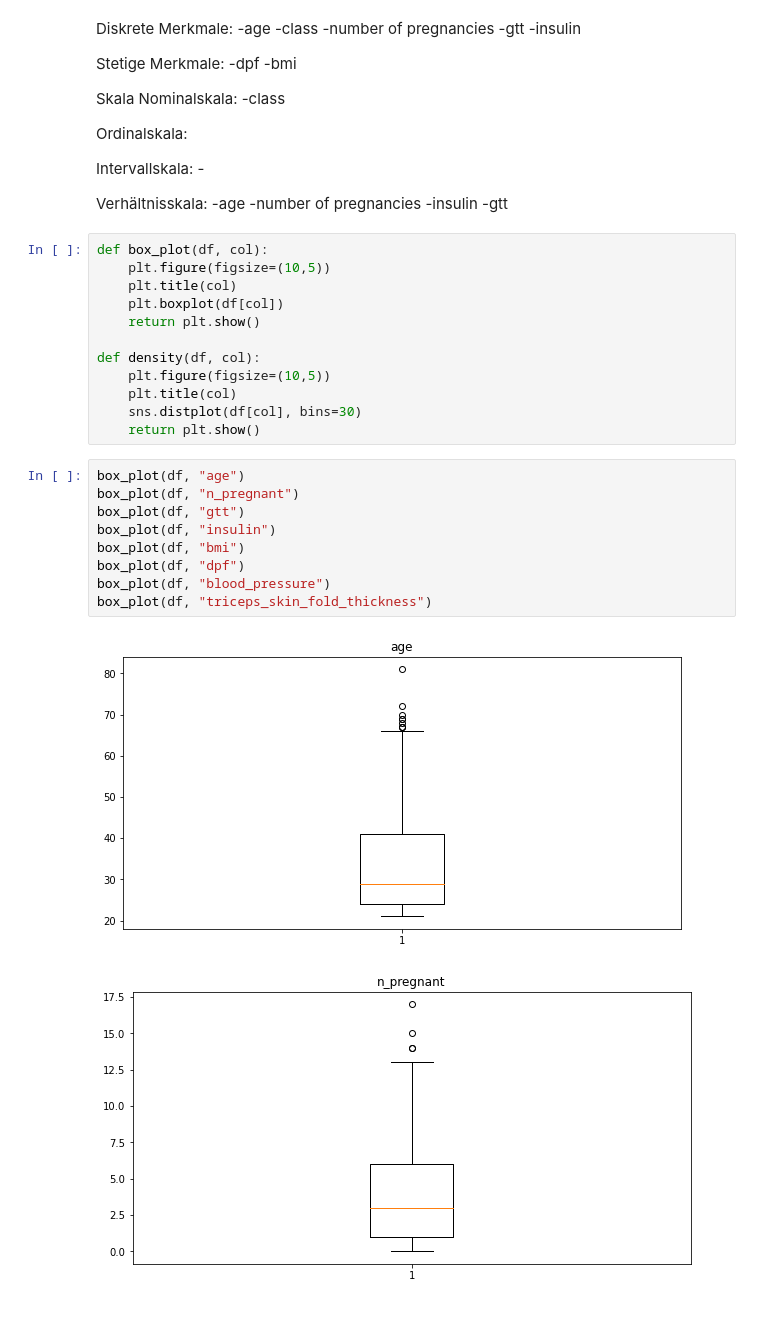
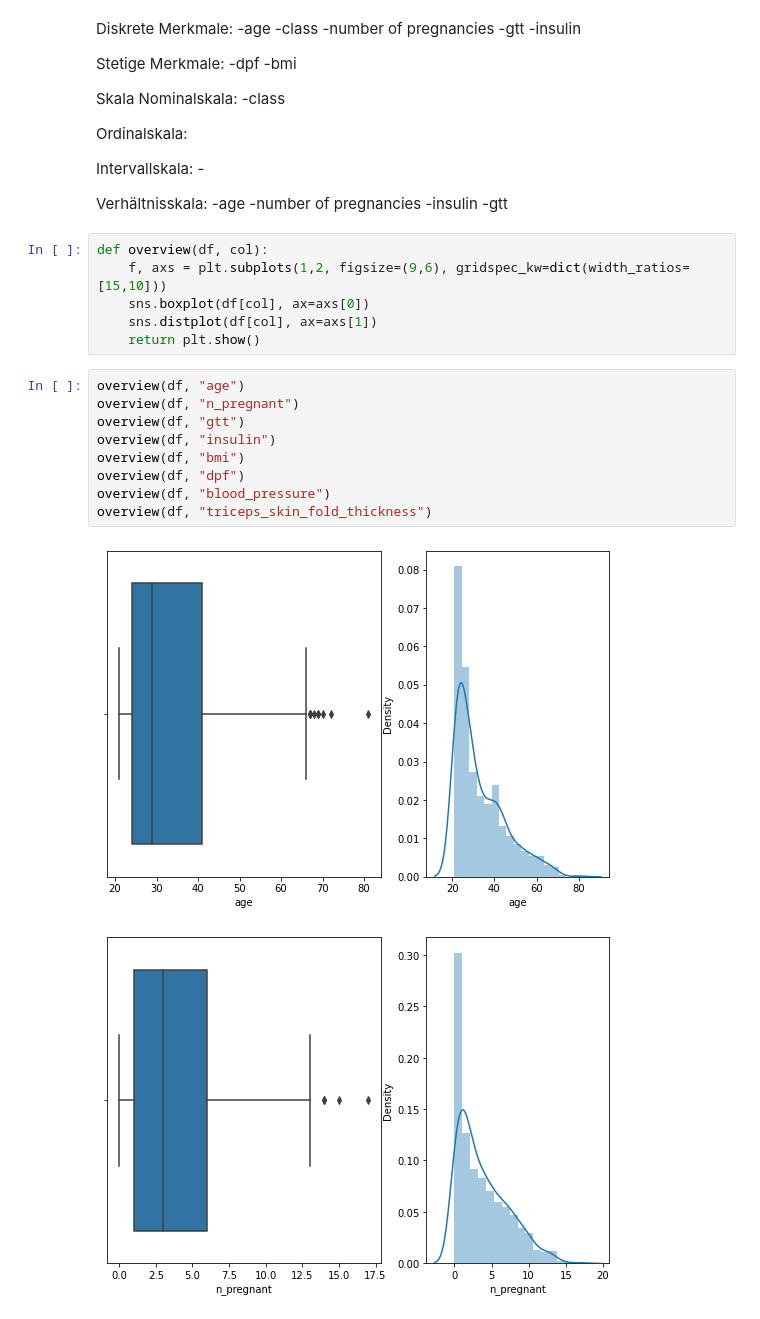
Before and after one commit to janisfroelich/daw, a Jupyter notebook: Diabetes/EDA.ipynb, the cells around one changed output. Cells and saved outputs as stored; diff of their text form.

```diff
--- a/Diabetes/EDA.ipynb
+++ b/Diabetes/EDA.ipynb
@@ -168,27 +164,21 @@ Verhältnisskala:
     -number of pregnancies
     -insulin
     -gtt
-# %%
-def box_plot(df, col):
-    plt.figure(figsize=(10,5))
-    plt.title(col)
-    plt.boxplot(df[col])
-    return plt.show()
-
-def density(df, col):
-    plt.figure(figsize=(10,5))
-    plt.title(col)
-    sns.distplot(df[col], bins=30)
-    return plt.show()
+# %%
+def overview(df, col):
+    f, axs = plt.subplots(1,2, figsize=(9,6), gridspec_kw=dict(width_ratios=[15,10]))
+    sns.boxplot(df[col], ax=axs[0])
+    sns.distplot(df[col], ax=axs[1])
+    return plt.show()
 # %%
-box_plot(df, "age")
-box_plot(df, "n_pregnant")
-box_plot(df, "gtt")
-box_plot(df, "insulin")
-box_plot(df, "bmi")
-box_plot(df, "dpf")
-box_plot(df, "blood_pressure")
-box_plot(df, "triceps_skin_fold_thickness")
+overview(df, "age")
+overview(df, "n_pregnant")
+overview(df, "gtt")
+overview(df, "insulin")
+overview(df, "bmi")
+overview(df, "dpf")
+overview(df, "blood_pressure")
+overview(df, "triceps_skin_fold_thickness")
 # %% [output]
-[figure, old version]
+[figure, new version]
-[figure, old version]
+[figure, new version]
```
Also changed, not shown: parts of 26 cells of this notebook, 2 other files.
